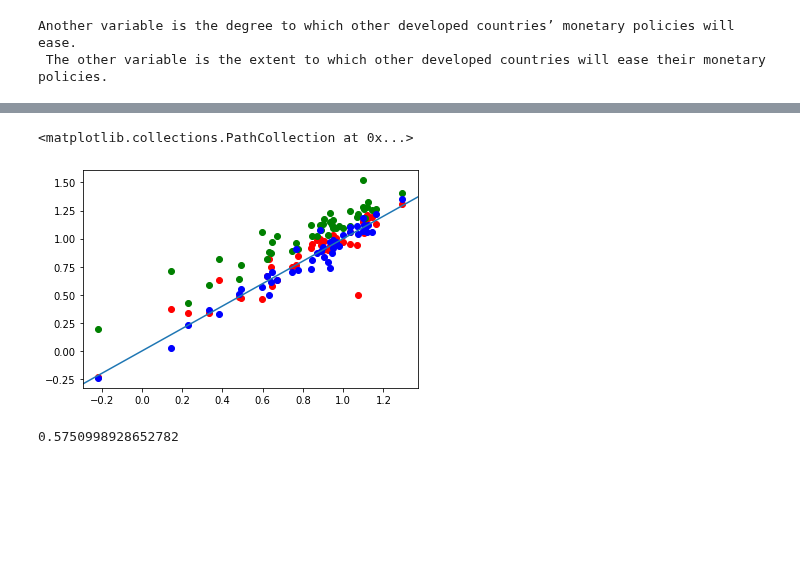
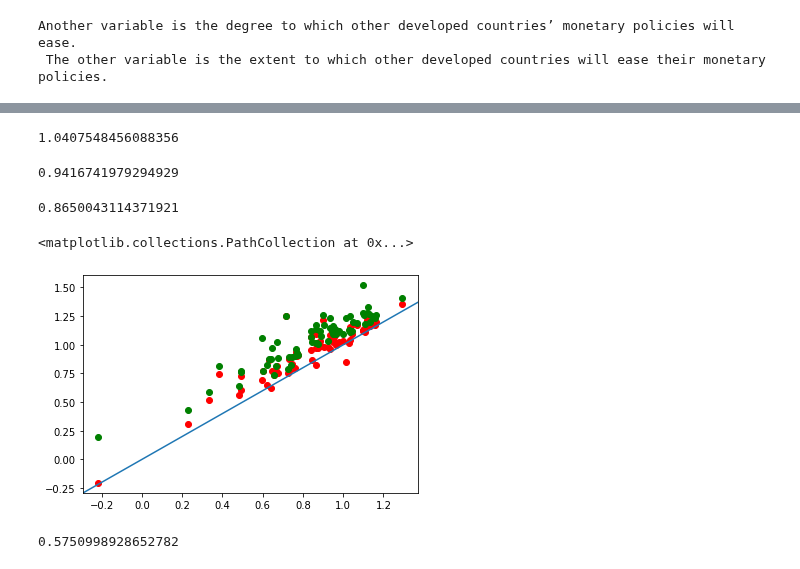
Before and after one commit to PrasannS/eel-reranking, a Jupyter notebook: lattice_deg_explore.ipynb, the cells around one changed output, grey strips where cells are left out. Cells and saved outputs as stored; diff of their text form; code cells hidden in the pictures; blank space fills up the shorter version.

```diff
--- a/lattice_deg_explore.ipynb
+++ b/lattice_deg_explore.ipynb
@@ -161,0 +121,7 @@ lpredsall = pd.read_csv("frenchlatpreds")
+# %%
+lpreds['comet'] = comsco
+# %%
+lpreds['cqe'] = cqe
+lpreds['cqeut'] = cqeut
+lpreds['posthoc'] = posthoc
+lpreds['comet'] = comet
@@ -161,0 +132,3 @@ lpredsall = pd.read_csv("frenchlatpreds")
+# %%
+tpreds = lpreds[lpreds['ind']<75]
+tuns = tpreds['ind'].unique()
@@ -183,9 +283,9 @@ def under1000(lenval):
 def over1000(lenval):
     return lenval<=1000
 # %%
-filt = over1000
-means, selected = getcomp_scatter(bigres, ["cqeut"], "cqeutmean", "cqeutselect", filt)
-means, randlist = getcomp_scatter(bigres, ["cqeut"], "cqeutmean", "cqeutrandom", filt)
-means, maxes = getcomp_scatter(bigres, ["cqeut"], "cqeutmean", "cqeutmax", filt)
-diffs = [maxes[i]-selected[i] for i in range(len(maxes))]
+filt = None
+means, selected = getcomp_scatter(bigres, ["cqeut"], "cqeutmean", "cqeutselect", filt, True)
+means, randlist = getcomp_scatter(bigres, ["cqeut"], "cqeutmean", "cqeutrandom", filt, True)
+means, maxes = getcomp_scatter(bigres, ["cqeut"], "cqeutmean", "cqeutmax", filt, True)
+diffs = [maxes[i]-tpreds.iloc[i]['cqeut'] for i in range(len(maxes))]
 rdiffs = [maxes[i]-randlist[i] for i in range(len(maxes))]
@@ -207,10 +320,22 @@ print(sum(diffs)/len(diffs))
+# %%
+sum(maxes)/len(maxes)
+# %% [output]
+1.0407548456088356
+# %%
+sum(tpreds['cqeut'])/len(tpreds['cqeut'])
+# %% [output]
+0.9416741979294929
+# %%
+sum(randlist)/len(randlist)
+# %% [output]
+0.8650043114371921
 # %%
 fig, ax = plt.subplots()
 ax.axline((0, 0), slope=1)
-ax.scatter(means, selected, color='r')
+ax.scatter(means, tpreds['cqeut'], color='r')
 ax.scatter(means, maxes, color='g')
-ax.scatter(means, randlist, color='b')
+#ax.scatter(means, randlist, color='b')
 # %% [output]
 <matplotlib.collections.PathCollection at 0x...>
-[figure, old version]
+[figure, new version]
 # %%
```
Also changed, not shown: parts of 18 cells of this notebook, 11 other files.
